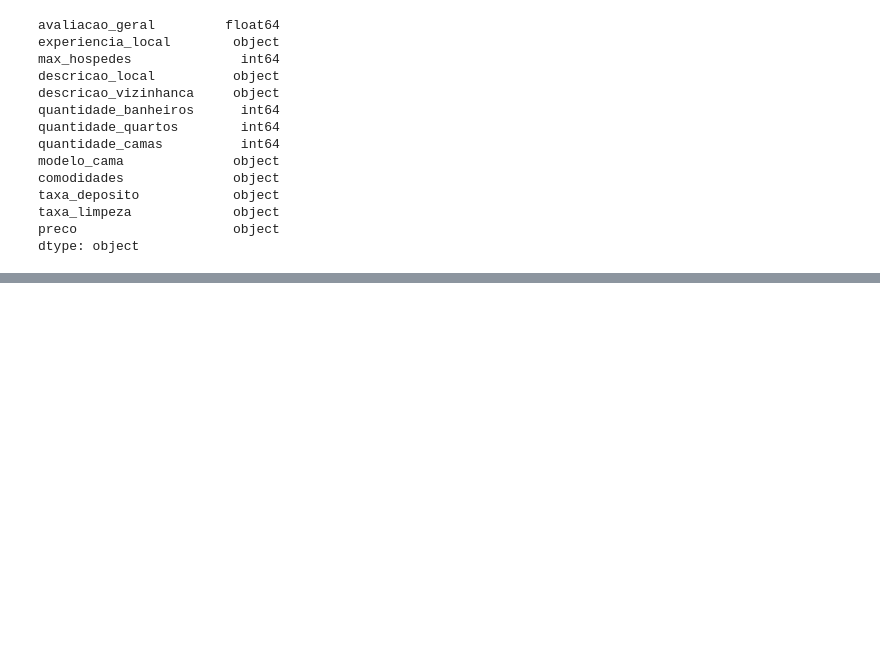
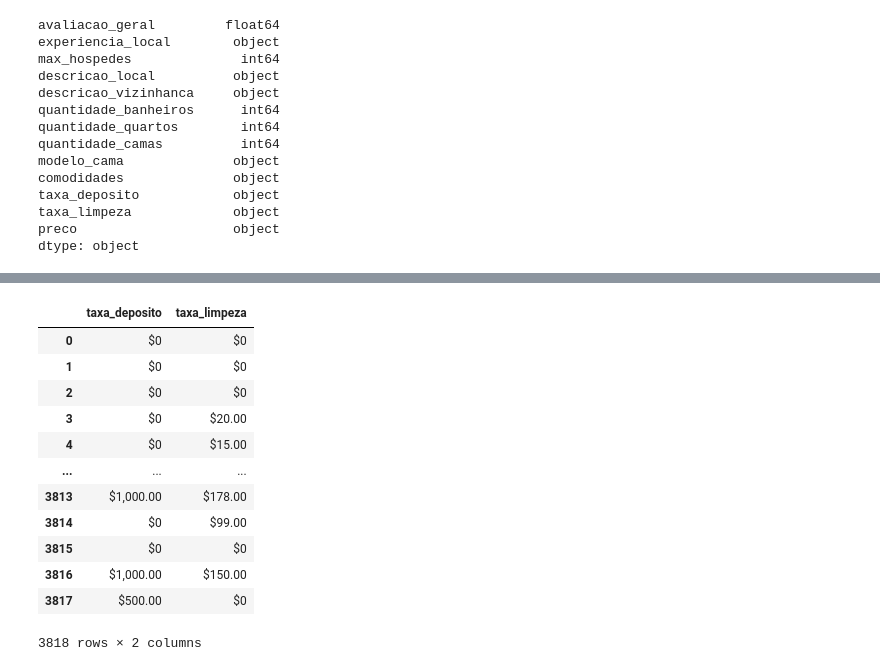
Before and after one commit to gabrieljorda/Python-Pandas, a Jupyter notebook: Pandas_tranf/munipula_dados.ipynb, the cells around one changed output, grey strips where cells are left out. Drawn from its saved outputs; the diff is of its cells as text; code cells hidden in the pictures; blank space fills up the shorter version.

```diff
--- a/Pandas_tranf/munipula_dados.ipynb
+++ b/Pandas_tranf/munipula_dados.ipynb
@@ -157,5 +157,7 @@ taxa_deposito            object
 taxa_limpeza             object
 preco                    object
 dtype: object
+# %%
+df["preco"] = df["preco"].apply(lambda x: x.replace("$", "").replace(",","").strip())
 # %%
 df["preco"] = df["preco"].astype(np.float64)
@@ -163,0 +180,16 @@ ValueError: could not convert string to float: '$110.00'
+# %%
+df[["taxa_deposito","taxa_limpeza"]]
+# %% [output]
+|  | taxa_deposito | taxa_limpeza |
+| 0 | $0 | $0 |
+| 1 | $0 | $0 |
+| 2 | $0 | $0 |
+| 3 | $0 | $20.00 |
+| 4 | $0 | $15.00 |
+| ... | ... | ... |
+| 3813 | $1,000.00 | $178.00 |
+| 3814 | $0 | $99.00 |
+| 3815 | $0 | $0 |
+| 3816 | $1,000.00 | $150.00 |
+| 3817 | $500.00 | $0 |
+3818 rows × 2 columns
```
Also changed, not shown: parts of 15 cells of this notebook.
